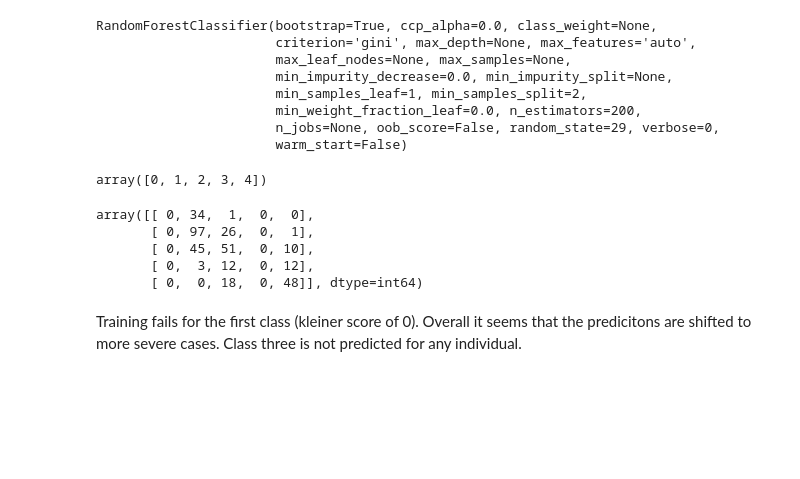
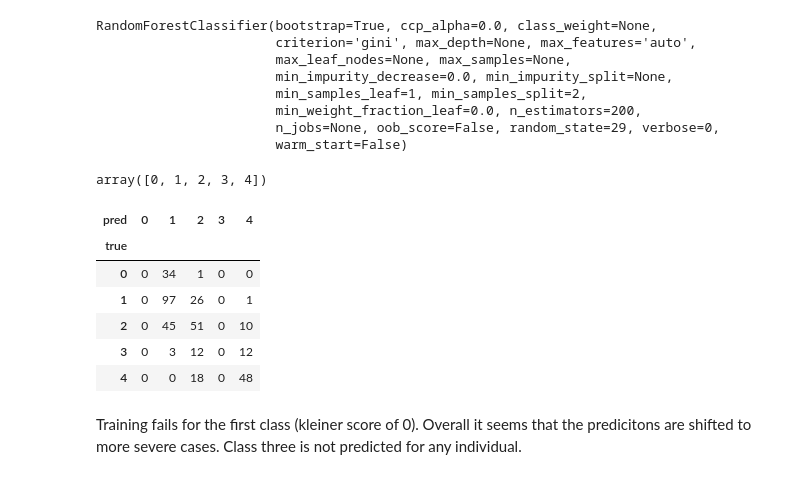
Before and after one commit to llniu/ALD-study, a Jupyter notebook: ald_analysis_hw.ipynb, the cells around one changed output. Saved outputs shown, nothing was run; the diff lists cells and outputs as text; code cells hidden in the pictures; blank space fills up the shorter version.

```diff
--- a/ald_analysis_hw.ipynb
+++ b/ald_analysis_hw.ipynb
@@ -2178,14 +2156,15 @@ array([0, 1, 2, 3, 4])
 y_train_pred = sklms.cross_val_predict(clf_rf, X_train, y, cv=5)
 # %%
 conf_mx = ConfusionMatrix(y, y_train_pred)
-# conf_mx.as_dataframe
-conf_mx
+conf_mx.as_dataframe
 # %% [output]
-array([[ 0, 34,  1,  0,  0],
-       [ 0, 97, 26,  0,  1],
-       [ 0, 45, 51,  0, 10],
-       [ 0,  3, 12,  0, 12],
-       [ 0,  0, 18,  0, 48]], dtype=int64)
+| pred | 0 | 1 | 2 | 3 | 4 |
+| true |  |  |  |  |  |
+| 0 | 0 | 34 | 1 | 0 | 0 |
+| 1 | 0 | 97 | 26 | 0 | 1 |
+| 2 | 0 | 45 | 51 | 0 | 10 |
+| 3 | 0 | 3 | 12 | 0 | 12 |
+| 4 | 0 | 0 | 18 | 0 | 48 |
 # %% [markdown]
 Training fails for the first class (kleiner score of 0). Overall it seems that the predicitons are shifted to more severe cases. Class three is not predicted for any individual.
 # %%
```
Also changed, not shown: parts of 10 cells of this notebook.
